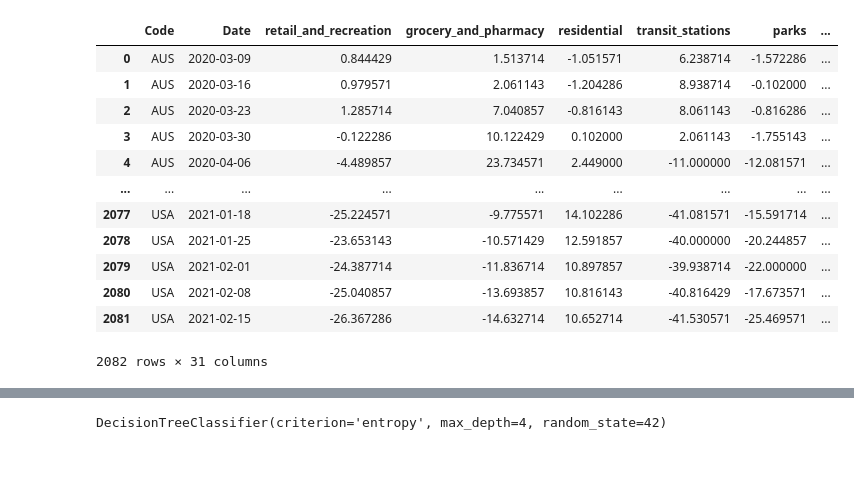
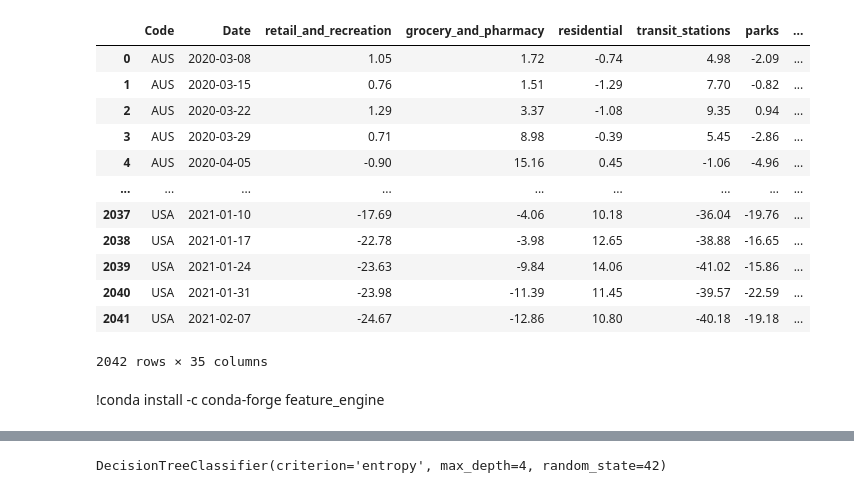
Before and after one commit to lucasbotellaroca/Covid-19_Reproduction_Rate_Estimator, a Jupyter notebook: data_model_multiclassification.ipynb, the cells around one changed output, grey strips where cells are left out. Saved outputs shown, nothing was run; the diff lists cells and outputs as text; code cells hidden in the pictures; blank space fills up the shorter version.

```diff
--- a/data_model_multiclassification.ipynb
+++ b/data_model_multiclassification.ipynb
@@ -16,30 +16,53 @@ import matplotlib.gridspec as gridspec
 from datetime import datetime, timedelta
 %matplotlib inline
 # %%
-df = pd.read_csv('/Users/lucas_botella/Downloads/df_covid_processed.csv')
+#df = pd.read_csv('/Users/lucas_botella/Downloads/df_covid_processed.csv')
+df = pd.read_csv('/Users/lucas_botella/Downloads/df_covid_processed_FINAL.csv')
 del df['Unnamed: 0']
-del df['%youth_unemployment_total']
-del df['total_vaccinations_per_100']
-del df['urban_population']
+#del df['%youth_unemployment_total']
+#del df['total_vaccinations_per_100']
+#del df['urban_population']
 del df['number_of_arrivals']
-df['nurses_per_1000']=df.apply(lambda x: x['nurses_per_1000'] if x['Excess mortality P-scores, all ages Prev 18 days'] <= 0 else
-         x['nurses_per_1000'] - (x['nurses_per_1000']*x['Excess mortality P-scores, all ages Prev 18 days']), axis=1)
-df['doctors_per_1000']=df.apply(lambda x: x['doctors_per_1000'] if x['Excess mortality P-scores, all ages Prev 18 days'] <= 0 else
-         x['doctors_per_1000'] - (x['doctors_per_1000']*x['Excess mortality P-scores, all ages Prev 18 days']), axis=1)
-df['beds_per_1000']=df.apply(lambda x: x['beds_per_1000'] if x['Excess mortality P-scores, all ages Prev 18 days'] <= 0 else
-         x['beds_per_1000'] - (x['beds_per_1000']*x['Excess mortality P-scores, all ages Prev 18 days']), axis=1)
+del df['deaths_prev_18']
+del df['deaths']
+del df['life_expectancy']
+del df['%df_population_gr_65']
+del df['average_deaths_2015_2019_all_ages']
+del df['month']
+del df['Excess mortality P-scores, all ages']
+del df['nurses_per_1000']
+del df['doctors_per_1000']
+del df['beds_per_1000']
+
+
+df['total_vaccinations_per_100'] = df['total_vaccinations_per_100'].fillna(0)
+df['accumulated'] = df['accumulated'].fillna(0)
+df['urban_population'] = df['urban_population'].fillna(df['urban_population'].mean())
+df['parks'] = df['parks'].fillna(df['parks'].mean())
+df['temp'] = df['temp'].fillna(df['temp'].mean())
+df['prcp'] = df['prcp'].fillna(df['prcp'].mean())
+df['%youth_unemployment_total'] = df['%youth_unemployment_total'].fillna(df['%youth_unemployment_total'].mean())
+df=df[[c for c in df if c not in ['R0']]
+       + ['R0']]
+
+#df['nurses_per_1000']=df.apply(lambda x: x['nurses_per_1000'] if x['Excess mortality P-scores, all ages Prev 18 days'] <= 0 else
+#         x['nurses_per_1000'] - (x['nurses_per_1000']*x['Excess mortality P-scores, all ages Prev 18 days']), axis=1)
+#df['doctors_per_1000']=df.apply(lambda x: x['doctors_per_1000'] if x['Excess mortality P-scores, all ages Prev 18 days'] <= 0 else
+#         x['doctors_per_1000'] - (x['doctors_per_1000']*x['Excess mortality P-scores, all ages Prev 18 days']), axis=1)
+#df['beds_per_1000']=df.apply(lambda x: x['beds_per_1000'] if x['Excess mortality P-scores, all ages Prev 18 days'] <= 0 else
+#         x['beds_per_1000'] - (x['beds_per_1000']*x['Excess mortality P-scores, all ages Prev 18 days']), axis=1)
 df
 # %% [output]
 |  | Code | Date | retail_and_recreation | grocery_and_pharmacy | residential | transit_stations | parks | ... |
-| 0 | AUS | 2020-03-09 | 0.844429 | 1.513714 | -1.051571 | 6.238714 | -1.572286 | ... |
-| 1 | AUS | 2020-03-16 | 0.979571 | 2.061143 | -1.204286 | 8.938714 | -0.102000 | ... |
-| 2 | AUS | 2020-03-23 | 1.285714 | 7.040857 | -0.816143 | 8.061143 | -0.816286 | ... |
-| 3 | AUS | 2020-03-30 | -0.122286 | 10.122429 | 0.102000 | 2.061143 | -1.755143 | ... |
-| 4 | AUS | 2020-04-06 | -4.489857 | 23.734571 | 2.449000 | -11.000000 | -12.081571 | ... |
+| 0 | AUS | 2020-03-08 | 1.05 | 1.72 | -0.74 | 4.98 | -2.09 | ... |
+| 1 | AUS | 2020-03-15 | 0.76 | 1.51 | -1.29 | 7.70 | -0.82 | ... |
+| 2 | AUS | 2020-03-22 | 1.29 | 3.37 | -1.08 | 9.35 | 0.94 | ... |
+| 3 | AUS | 2020-03-29 | 0.71 | 8.98 | -0.39 | 5.45 | -2.86 | ... |
+| 4 | AUS | 2020-04-05 | -0.90 | 15.16 | 0.45 | -1.06 | -4.96 | ... |
 | ... | ... | ... | ... | ... | ... | ... | ... | ... |
-| 2077 | USA | 2021-01-18 | -25.224571 | -9.775571 | 14.102286 | -41.081571 | -15.591714 | ... |
-| 2078 | USA | 2021-01-25 | -23.653143 | -10.571429 | 12.591857 | -40.000000 | -20.244857 | ... |
-| 2079 | USA | 2021-02-01 | -24.387714 | -11.836714 | 10.897857 | -39.938714 | -22.000000 | ... |
-| 2080 | USA | 2021-02-08 | -25.040857 | -13.693857 | 10.816143 | -40.816429 | -17.673571 | ... |
-| 2081 | USA | 2021-02-15 | -26.367286 | -14.632714 | 10.652714 | -41.530571 | -25.469571 | ... |
+| 2037 | USA | 2021-01-10 | -17.69 | -4.06 | 10.18 | -36.04 | -19.76 | ... |
+| 2038 | USA | 2021-01-17 | -22.78 | -3.98 | 12.65 | -38.88 | -16.65 | ... |
+| 2039 | USA | 2021-01-24 | -23.63 | -9.84 | 14.06 | -41.02 | -15.86 | ... |
+| 2040 | USA | 2021-01-31 | -23.98 | -11.39 | 11.45 | -39.57 | -22.59 | ... |
+| 2041 | USA | 2021-02-07 | -24.67 | -12.86 | 10.80 | -40.18 | -19.18 | ... |
-2082 rows × 31 columns
+2042 rows × 35 columns
@@ -66,0 +69,2 @@ df=df[[c for c in df if c not in ['Excess mortality P-scores, all ages']]
+# %% [markdown]
+!conda install -c conda-forge feature_engine
```
Also changed, not shown: parts of 45 cells of this notebook.
